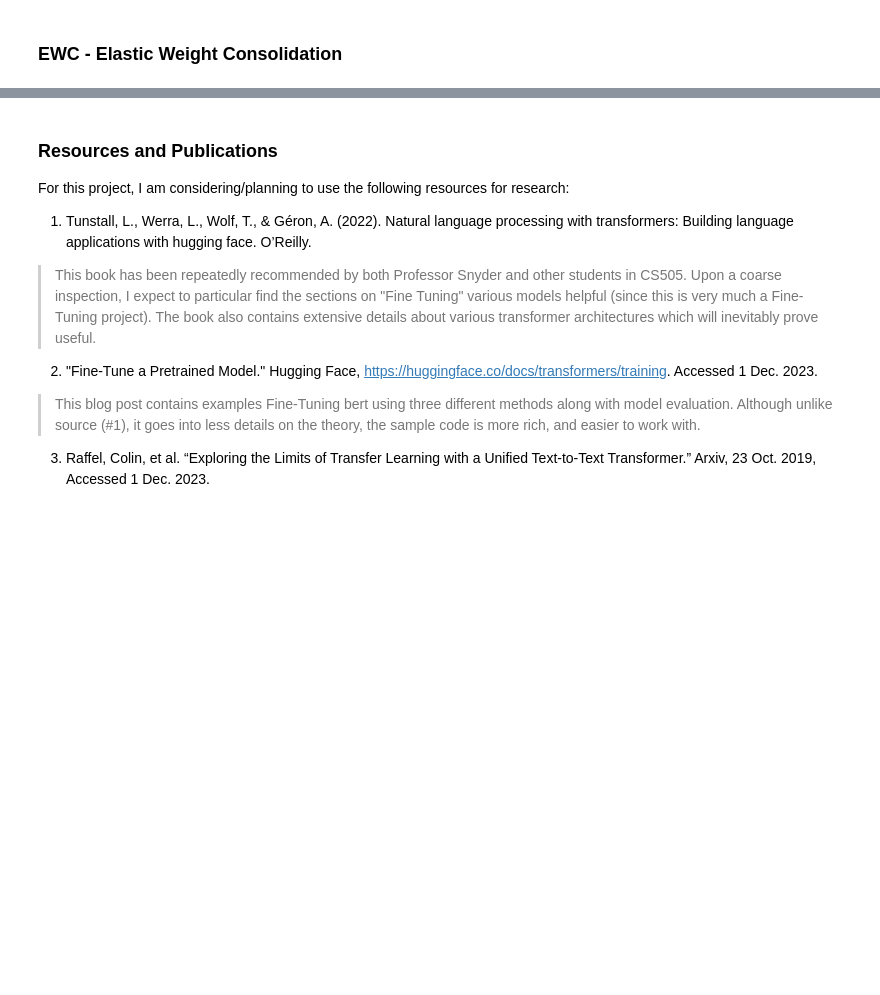
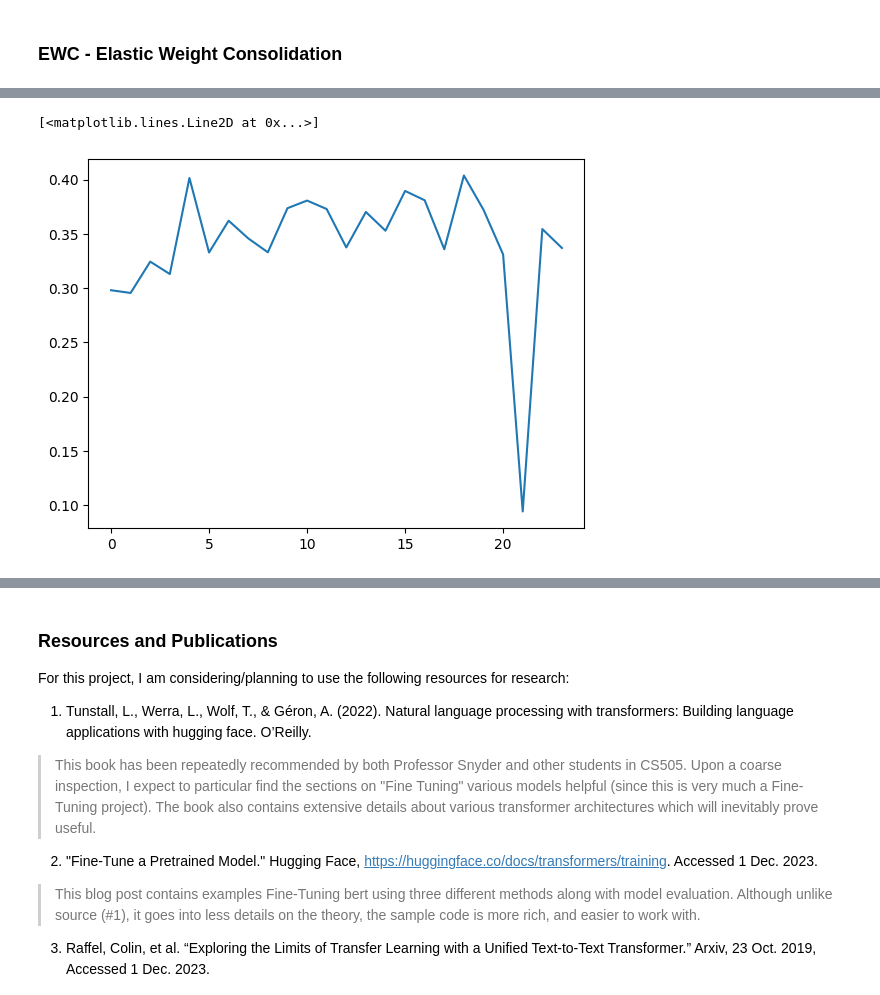
Before and after one commit to Aseeef/NextType, a Jupyter notebook: Next-Type.ipynb, the cells around one changed output, grey strips where cells are left out. Cells and saved outputs as stored; diff of their text form; code cells hidden in the pictures; blank space fills up the shorter version.

```diff
--- a/Next-Type.ipynb
+++ b/Next-Type.ipynb
@@ -1371,7 +1322,7 @@ def on_task_update(model, device, task_id, optimizer, training_data_loader):
     optimizer.zero_grad()
 
     # accumulating gradients
-    for batch in tqdm(training_data_loader):
+    for batch in training_data_loader:
         inputs = batch["input_ids"].to(device=device)
         attention_mask = batch["attention_mask"].to(device=device)
 
@@ -1386,15 +1337,18 @@ def on_task_update(model, device, task_id, optimizer, training_data_loader):
 
     # gradients accumulated can be used to calculate fisher
     for name, param in model.named_parameters():
-        optpar_dict[task_id][name] = param.data.clone()
-        fisher_dict[task_id][name] = param.grad.data.clone().pow(2)
+        # this fills up GPU memory real fast - must calc this on CPU :(
+        optpar_dict[task_id][name] = param.data.clone().cpu()
+        fisher_dict[task_id][name] = param.grad.data.clone().pow(2).cpu()
 # %%
 def train_ewc(model, device, task_id, optimizer, training_data_loader):
 
     model.train()
     total_loss = 0.0
 
-    for batch in tqdm(training_data_loader):
+    scheduler = get_linear_schedule_with_warmup(optimizer, num_warmup_steps=0, num_training_steps=len(training_data_loader))
+
+    for batch in training_data_loader:
         inputs = batch["input_ids"].to(device=device)
         attention_mask = batch["attention_mask"].to(device=device)
 
@@ -1409,6 +1363,7 @@ def train_ewc(model, device, task_id, optimizer, training_data_loader):
             for name, param in model.named_parameters():
                 fisher = fisher_dict[task][name]
                 optpar = optpar_dict[task][name]
+                param = param.cpu()
                 loss += (fisher * (optpar - param).pow(2)).sum() * ewc_lambda
 
         optimizer.step()
@@ -1417,4 +1372,10 @@ def train_ewc(model, device, task_id, optimizer, training_data_loader):
         total_loss += loss.item()
 
     average_loss = total_loss / len(training_data_loader)
-    print(f"Epoch {epoch + 1}/{num_epochs}, Average Loss: {average_loss}")
+    print(f"Average Loss: {average_loss}")
+# %%
+# original model accuracies
+print("Testing on next dataset...")
+target_data_set = task_datasets[0]['post']
+distilgpt2_correct_predictions, distilgpt2_total_predictions, distilgpt2_inference_times = test_model_accuracy(model, target_data_set)
+print("Accuracy: ", distilgpt2_correct_predictions / distilgpt2_total_predictions)
@@ -1421,18 +1385,26 @@ def train_ewc(model, device, task_id, optimizer, training_data_loader):
 # %%
 ewc_accs = []
-for id, task in enumerate(task_sets):
+ewc_accs += [distilgpt2_correct_predictions / distilgpt2_total_predictions]
+
+for id, task_dataset in enumerate(task_datasets):
 
     training_data_loader = DataLoader(
-        dataset=trained_dataset_processed,
-        batch_size=6,
+        dataset=task_dataset,
+        batch_size=8,
         shuffle=False,
         num_workers=2,
     )
 
     print("Training on task: ", id)
 
-    for epoch in tqdm(range(1, 3)):
+    for epoch in tqdm(range(1, num_epochs + 1)):
         train_ewc(model, device, id, optimizer, training_data_loader)
         on_task_update(model, device, id, optimizer, training_data_loader)
+
+    print("Testing on next dataset...")
+    target_data_set = task_datasets[id+1]['post']
+    distilgpt2_correct_predictions, distilgpt2_total_predictions, distilgpt2_inference_times = test_model_accuracy(model, target_data_set)
+    print("Accuracy: ", distilgpt2_correct_predictions / distilgpt2_total_predictions)
+    ewc_accs += [distilgpt2_correct_predictions / distilgpt2_total_predictions]
 # %% [output]
 Training on task:  0
@@ -1438,0 +1425,5 @@ Training on task:  0
+# %%
+plt.plot(ewc_accs)
+# %% [output]
+[<matplotlib.lines.Line2D at 0x...>]
+[figure, added]
```
Also changed, not shown: parts of 54 cells of this notebook.
